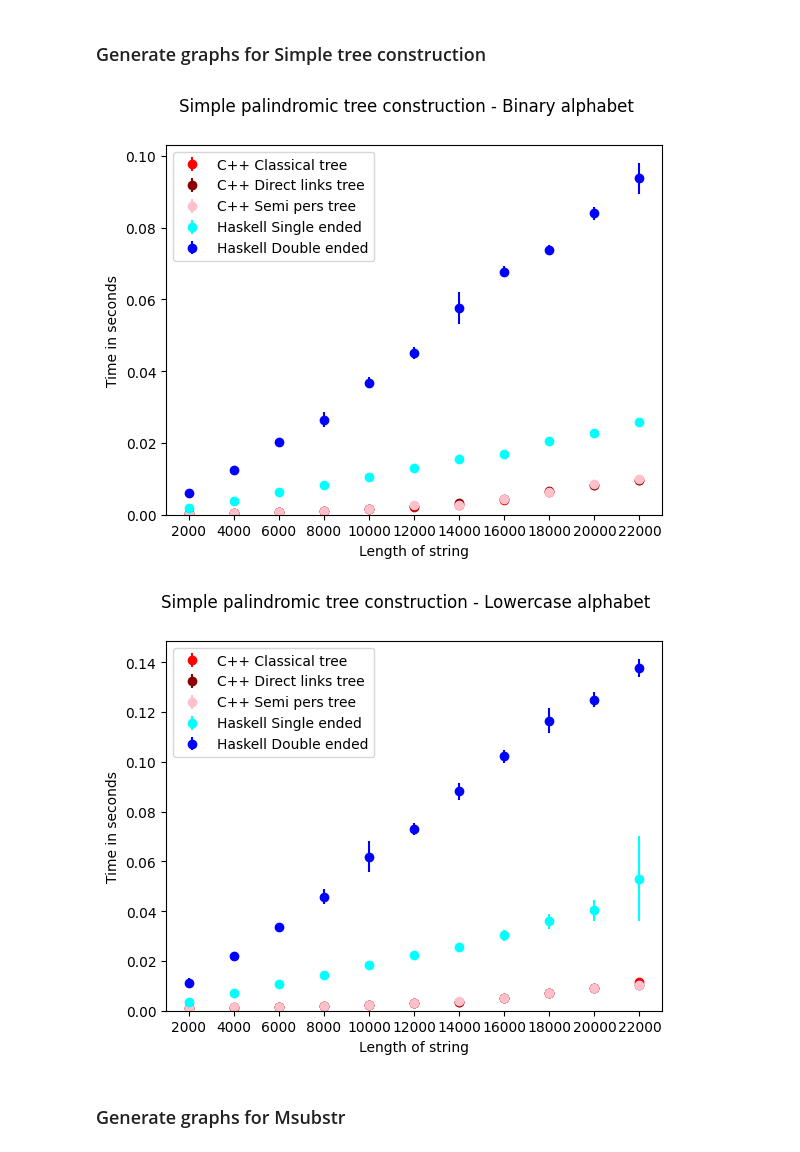
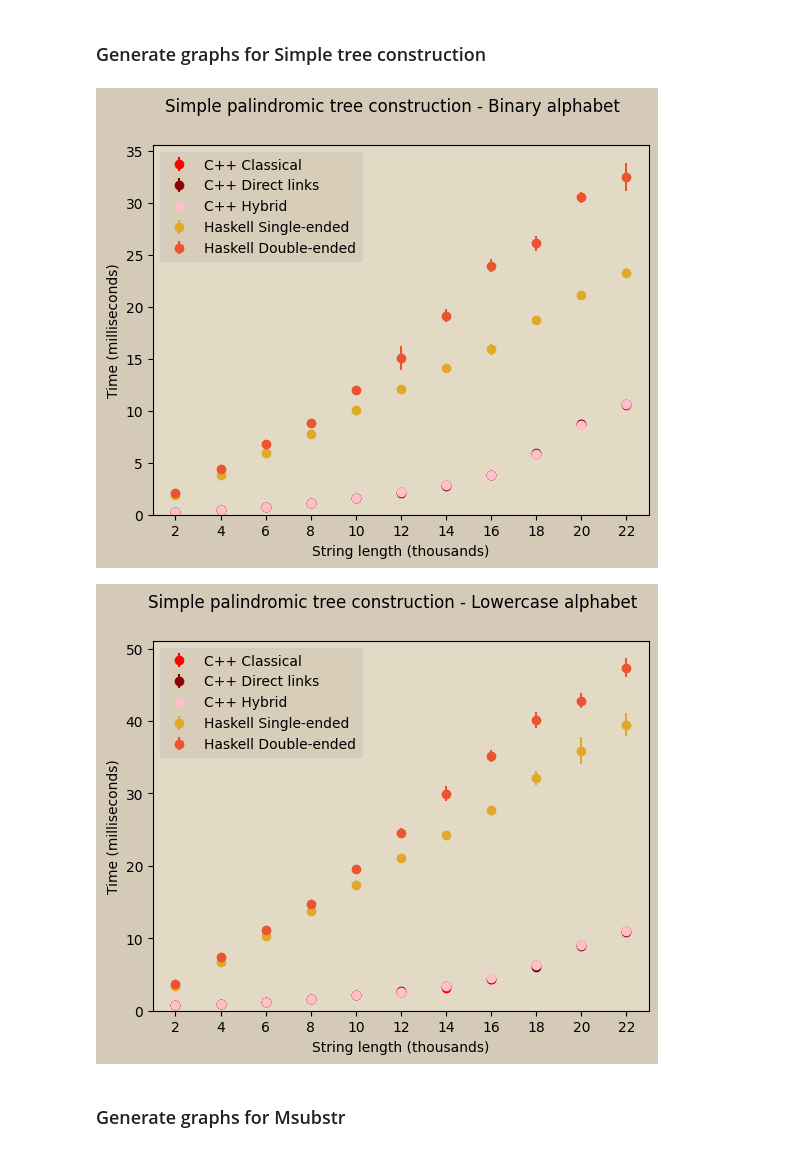
Before and after one commit to fizruk/eertree, a Jupyter notebook: bench/benchmarks.ipynb, the cells around one changed output. Cells and saved outputs as stored; diff of their text form; code cells hidden in the pictures.

```diff
--- a/bench/benchmarks.ipynb
+++ b/bench/benchmarks.ipynb
@@ -177,7 +177,7 @@ for i in range(0, len(haskell_table_names)):
 # create data
 x = []
 for i in range (1, 12):
-    x.append(i * 2000)
+    x.append(i * 2)
 # C++ data for simple construction
 c_mean, c_stddev = [], []
 for j in range(6):
@@ -211,49 +211,63 @@ for index, row in haskell_dfs[unidirectional_ind].iterrows():
         break
 desired = False
 for index, row in haskell_dfs[bidirectional_ind].iterrows():
     if "@26/len" in row[1]:
         desired = True
     if desired and "mean" in row[0]:
         hs_mean[3].append(float(row[1].split(' ')[0]) * convert_to_second(row[1].split(' ')[1]) )
     elif "mean" in row[0] and len(hs_mean[1]) < 11:
         hs_mean[1].append(float(row[1].split(' ')[0]) * convert_to_second(row[1].split(' ')[1]) )
     row[1] = " ".join(row[1].split())
     if desired and "std" in row[0]:
         hs_stddev[3].append(float(row[1].split(' ')[1]) * convert_to_second(row[1].split(' ')[2]) )
     elif "std" in row[0] and len(hs_stddev[1]) < 11:
         row[1] = " ".join(row[1].split())
         hs_stddev[1].append(float(row[1].split(' ')[1]) * convert_to_second(row[1].split(' ')[2]) )
     if(len(hs_stddev[3]) == 11):
         break
 
+ax = plt.axes()
+ax.set_facecolor('#e3dac5')
+plt.rcParams['figure.facecolor'] = '#d4cab7'
+plt.rcParams['axes.facecolor'] = '#d4cab7'
 plt.xticks(x)
-plt.errorbar(x, c_mean[0], yerr=c_stddev[0], fmt="o", color="r", label="C++ Classical tree")
-plt.errorbar(x, c_mean[1], yerr=c_stddev[1], fmt="o", color="darkred", label="C++ Direct links tree")
-plt.errorbar(x, c_mean[2], yerr=c_stddev[2], fmt="o", color="pink", label="C++ Semi pers tree")
-plt.errorbar(x, hs_mean[0], yerr=hs_stddev[0], fmt="o", color="cyan", label="Haskell Single ended")
-plt.errorbar(x,hs_mean[1], yerr=hs_stddev[1], fmt="o", color="b", label="Haskell Double ended")
-plt.ylabel("Time in seconds")
-plt.xlabel(f"Length of string")
+c_mean = [[x * 1000 for x in y] for y in c_mean]
+c_stddev = [[x * 1000 for x in y] for y in c_stddev]
+hs_mean = [[x * 1000 for x in y] for y in hs_mean]
+hs_stddev = [[x * 1000 for x in y] for y in hs_stddev]
+plt.errorbar(x, c_mean[0], yerr=c_stddev[0], fmt="o", color="r", label="C++ Classical")
+plt.errorbar(x, c_mean[1], yerr=c_stddev[1], fmt="o", color="darkred", label="C++ Direct links")
+plt.errorbar(x, c_mean[2], yerr=c_stddev[2], fmt="o", color="pink", label="C++ Hybrid")
+plt.errorbar(x, hs_mean[0], yerr=hs_stddev[0], fmt="o", color="#dfaa28", label="Haskell Single-ended")
+plt.errorbar(x,hs_mean[1], yerr=hs_stddev[1], fmt="o", color="#ea5430", label="Haskell Double-ended")
+plt.ylabel("Time (milliseconds)")
+plt.xlabel(f"String length (thousands)")
 plt.ylim(0)
 plt.suptitle("Simple palindromic tree construction - Binary alphabet")
 plt.legend()
 plt.show()
 
+ax = plt.axes()
+ax.set_facecolor('#e3dac5')
 plt.xticks(x)
-plt.errorbar(x, c_mean[3], yerr=c_stddev[3], fmt="o", color="r", label="C++ Classical tree")
-plt.errorbar(x, c_mean[4], yerr=c_stddev[4], fmt="o", color="darkred", label="C++ Direct links tree")
-plt.errorbar(x, c_mean[5], yerr=c_stddev[5], fmt="o", color="pink", label="C++ Semi pers tree")
-plt.errorbar(x, hs_mean[2], yerr=hs_stddev[2], fmt="o", color="cyan", label="Haskell Single ended")
-plt.errorbar(x,hs_mean[3], yerr=hs_stddev[3], fmt="o", color="b", label="Haskell Double ended")
-plt.ylabel("Time in seconds")
-plt.xlabel(f"Length of string")
+# c_mean = [[x * 1000 for x in y] for y in c_mean]
+# c_stddev = [[x * 1000 for x in y] for y in c_stddev]
+# hs_mean = [[x * 1000 for x in y] for y in hs_mean]
+# hs_stddev = [[x * 1000 for x in y] for y in hs_stddev]
+plt.errorbar(x, c_mean[3], yerr=c_stddev[3], fmt="o", color="r", label="C++ Classical")
+plt.errorbar(x, c_mean[4], yerr=c_stddev[4], fmt="o", color="darkred", label="C++ Direct links")
+plt.errorbar(x, c_mean[5], yerr=c_stddev[5], fmt="o", color="pink", label="C++ Hybrid")
+plt.errorbar(x, hs_mean[2], yerr=hs_stddev[2], fmt="o", color="#dfaa28", label="Haskell Single-ended")
+plt.errorbar(x,hs_mean[3], yerr=hs_stddev[3], fmt="o", color="#ea5430", label="Haskell Double-ended")
+plt.ylabel("Time (milliseconds)")
+plt.xlabel(f"String length (thousands)")
 plt.ylim(0)
 plt.suptitle("Simple palindromic tree construction - Lowercase alphabet")
 plt.legend()
 plt.show()
 # %% [output]
-[figure, old version]
+[figure, new version]
-[figure, old version]
+[figure, new version]
 # %% [markdown]
 ### Generate graphs for Msubstr
 # %%
```
Also changed, not shown: parts of 4 cells of this notebook.
